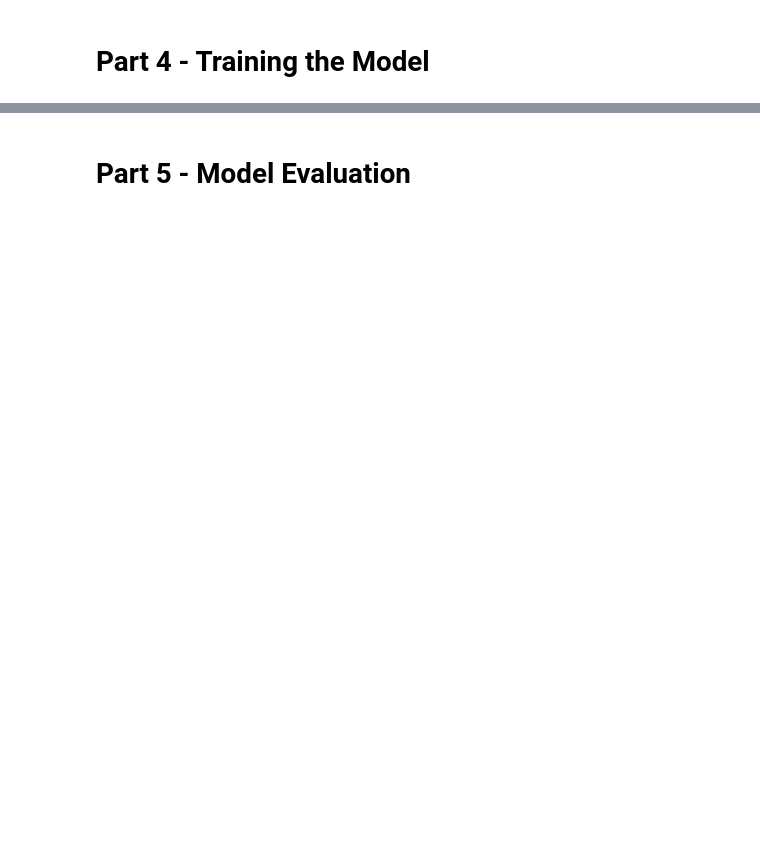
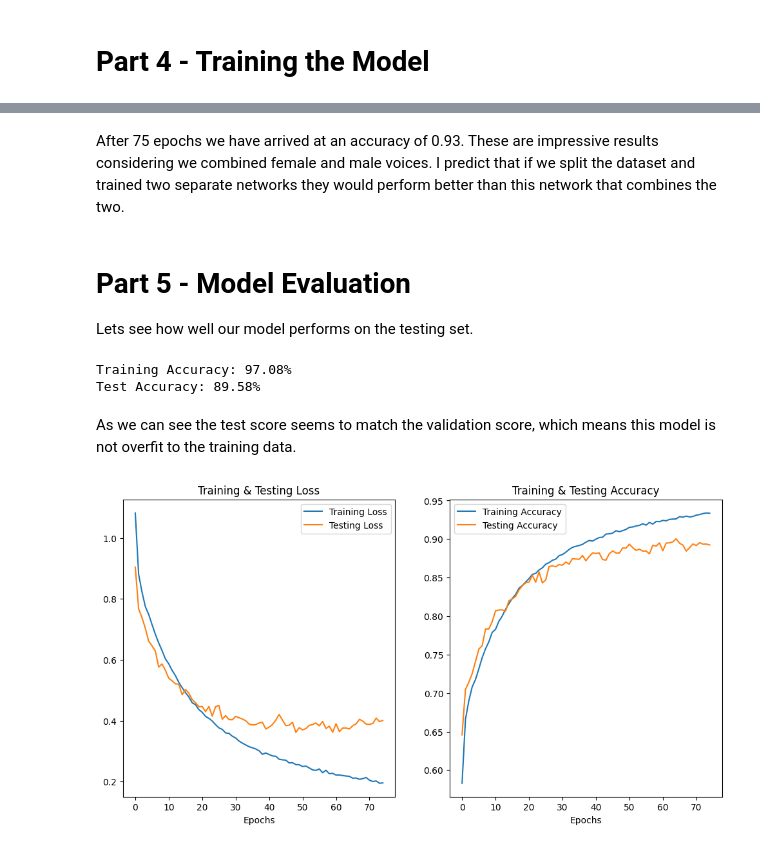
Before and after one commit to lodriscoll/SpeechEmotionRecognition, a Jupyter notebook: SpeechEmotionRecognition.ipynb, the cells around one changed output, grey strips where cells are left out. Cells and saved outputs as stored; diff of their text form; code cells hidden in the pictures; blank space fills up the shorter version.

```diff
--- a/SpeechEmotionRecognition.ipynb
+++ b/SpeechEmotionRecognition.ipynb
@@ -145,7 +141,7 @@ model.compile(optimizer = 'adam' , loss = 'categorical_crossentropy' , metrics =
 # %%
 history = model.fit(X_train,
                     y_train,
-                    batch_size=1000,
+                    batch_size=32,
                     epochs=75,
                     validation_split=0.1,
                     )
@@ -155,2 +166,44 @@ KeyboardInterrupt:
+# %% [markdown]
+After 75 epochs we have arrived at an accuracy of 0.93. These are impressive results considering we combined female and male voices. I predict that if we split the dataset and trained two separate networks they would perform better than this network that combines the two.
 # %% [markdown]
 # Part 5 - Model Evaluation
+
+Lets see how well our model performs on the testing set.
+# %%
+# genderless
+train_score = model.evaluate(X_train,y_train, verbose = 0)
+print("Training Accuracy: {0:.2%}".format(train_score[1]))
+
+test_score = model.evaluate(X_test, y_test, verbose=0)
+print("Test Accuracy: {0:.2%}".format(test_score[1]))
+# %% [output]
+Training Accuracy: 97.08%
+Test Accuracy: 89.58%
+# %% [markdown]
+As we can see the test score seems to match the validation score, which means this model is not overfit to the training data.
+# %%
+def show_graphs(history):
+    epochs = [i for i in range(75)]
+    fig , ax = plt.subplots(1,2)
+    train_acc = history.history['accuracy']
+    train_loss = history.history['loss']
+    test_acc = history.history['val_accuracy']
+    test_loss = history.history['val_loss']
+
+    fig.set_size_inches(12,6)
+    ax[0].plot(epochs , train_loss , label = 'Training Loss')
+    ax[0].plot(epochs , test_loss , label = 'Testing Loss')
+    ax[0].set_title('Training & Testing Loss')
+    ax[0].legend()
+    ax[0].set_xlabel("Epochs")
+
+    ax[1].plot(epochs , train_acc , label = 'Training Accuracy')
+    ax[1].plot(epochs , test_acc , label = 'Testing Accuracy')
+    ax[1].set_title('Training & Testing Accuracy')
+    ax[1].legend()
+    ax[1].set_xlabel("Epochs")
+    plt.show()
+# %%
+show_graphs(history)
+# %% [output]
+[figure, added]
```
Also changed, not shown: parts of 6 cells of this notebook.
